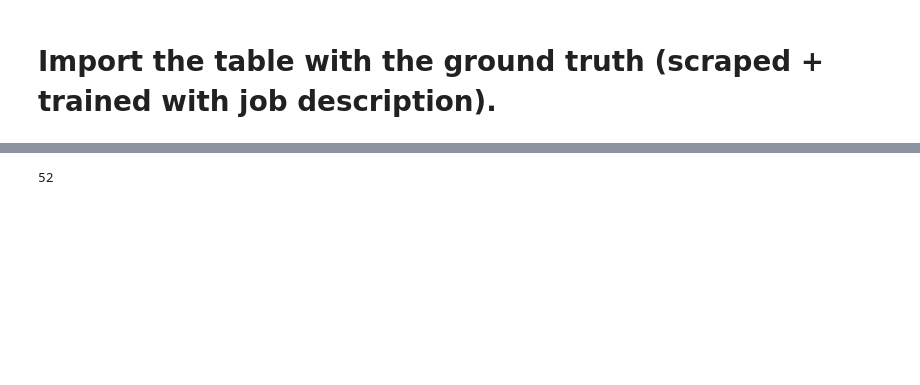
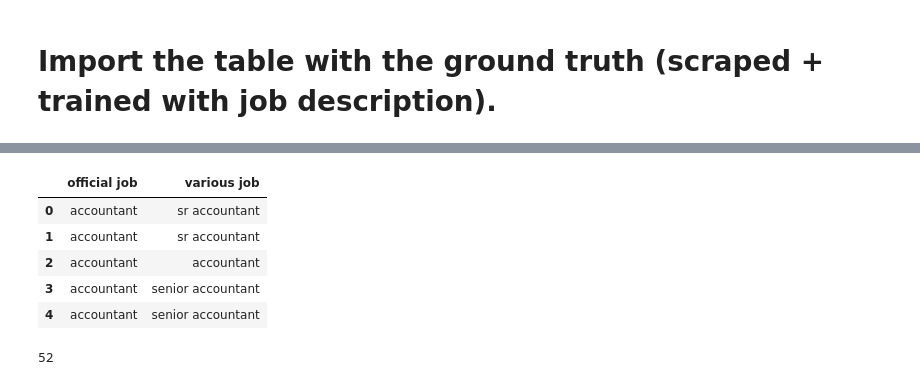
Before and after one commit to bbchen33/Insight-project, a Jupyter notebook: Job_titles_classification_using_pretrained_titles.ipynb, the cells around one changed output, grey strips where cells are left out. Saved outputs shown, nothing was run; the diff lists cells and outputs as text; code cells hidden in the pictures; blank space fills up the shorter version.

```diff
--- a/Job_titles_classification_using_pretrained_titles.ipynb
+++ b/Job_titles_classification_using_pretrained_titles.ipynb
@@ -9,3 +15,12 @@ ground_truth_combined = pd.read_csv('clean_indeed_ground_truth_new_titles_and_tr
+# %%
+ground_truth_combined.head()
+# %% [output]
+|  | official job | various job |
+| 0 | accountant | sr accountant |
+| 1 | accountant | sr accountant |
+| 2 | accountant | accountant |
+| 3 | accountant | senior accountant |
+| 4 | accountant | senior accountant |
 # %%
 len(ground_truth_combined['official job'].unique())
 # %% [output]
```
Also changed, not shown: parts of 15 cells of this notebook.
